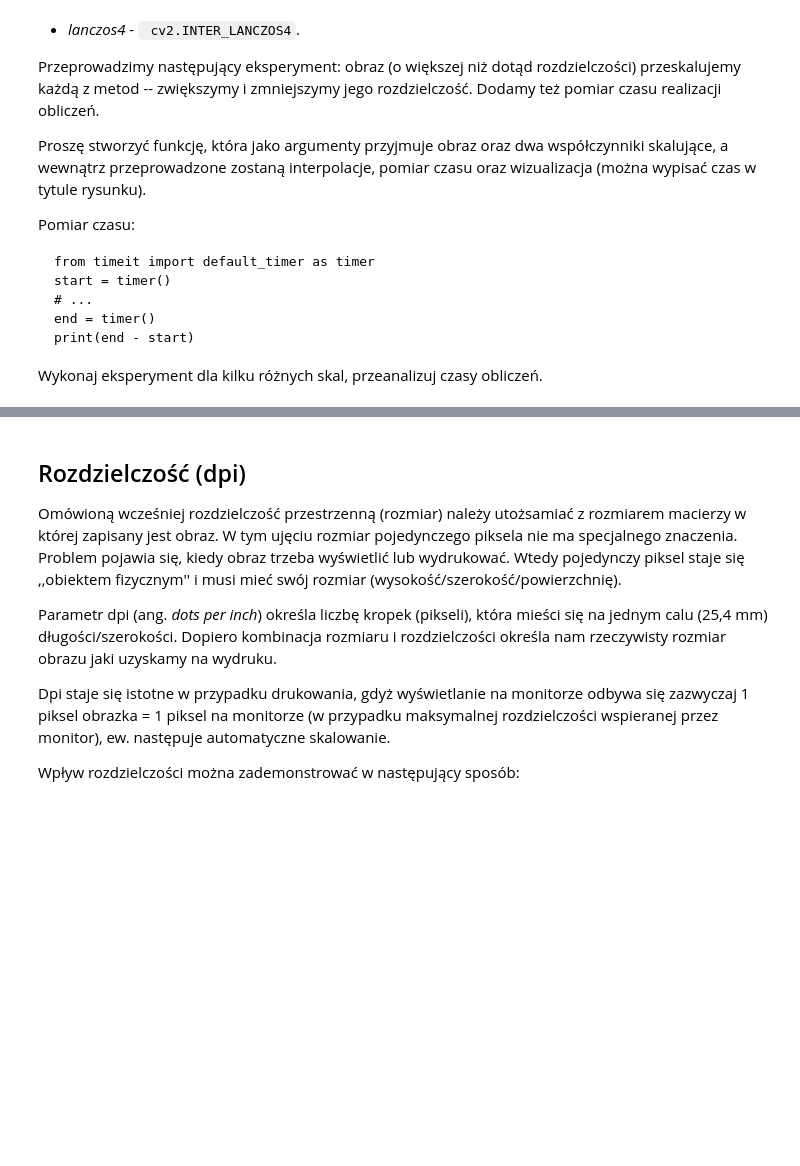
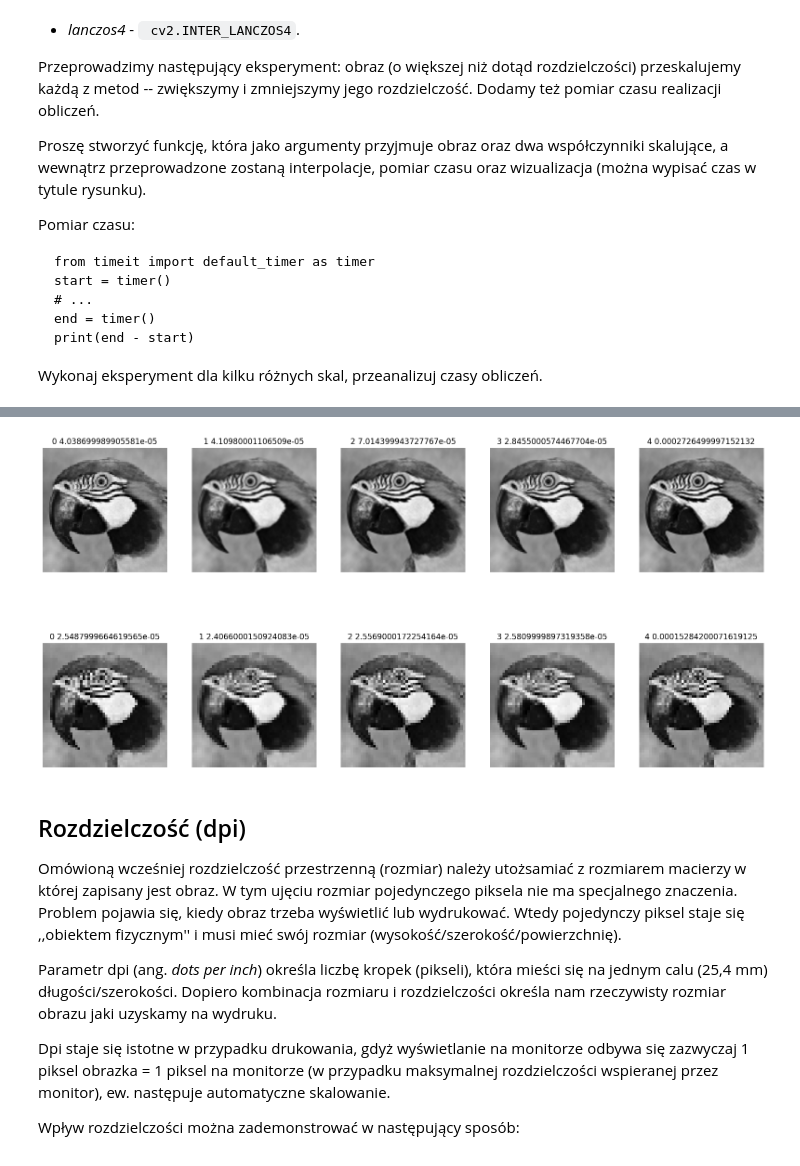
Before and after one commit to lursz/DigitalImageProcessing-Course, a Jupyter notebook: lab5/05_resolution.ipynb, the cells around one changed output, grey strips where cells are left out. Saved outputs shown, nothing was run; the diff lists cells and outputs as text; code cells hidden in the pictures; blank space fills up the shorter version.

```diff
--- a/lab5/05_resolution.ipynb
+++ b/lab5/05_resolution.ipynb
@@ -318,3 +355,35 @@ from timeit import default_timer as timer
+# %%
+from timeit import default_timer as timer
+
+
+methods = [
+    cv2.INTER_NEAREST,
+    cv2.INTER_LINEAR,
+    cv2.INTER_CUBIC,
+    cv2.INTER_AREA,
+    cv2.INTER_LANCZOS4,
+]
+
+f, axarr = plt.subplots(2, 5, figsize=(20, 10))
+
+for i, method in enumerate(methods):
+    start = timer()
+    (new_x, new_y) = (int(I.shape[0] * 1.5), int(I.shape[1] * 1.5))
+    resized = cv2.resize(I, (new_x, new_y), interpolation=method)
+    end = timer()
+    axarr[0, i].imshow(resized, cmap="gray")
+    axarr[0, i].axis("off")
+    axarr[0, i].set_title(f"{method} {end - start}")
+    start = timer()
+    (new_x, new_y) = (int(I.shape[0] * 0.5), int(I.shape[1] * 0.5))
+    resized = cv2.resize(I, (new_x, new_y), interpolation=method)
+    end = timer()
+    axarr[1, i].imshow(resized, cmap="gray")
+    axarr[1, i].axis("off")
+    axarr[1, i].set_title(f"{method} {end - start}")
+plt.show()
+# %% [output]
+[figure, added]
 # %% [markdown]
 ## Rozdzielczość (dpi)
 
```
Also changed, not shown: parts of 8 cells of this notebook.
